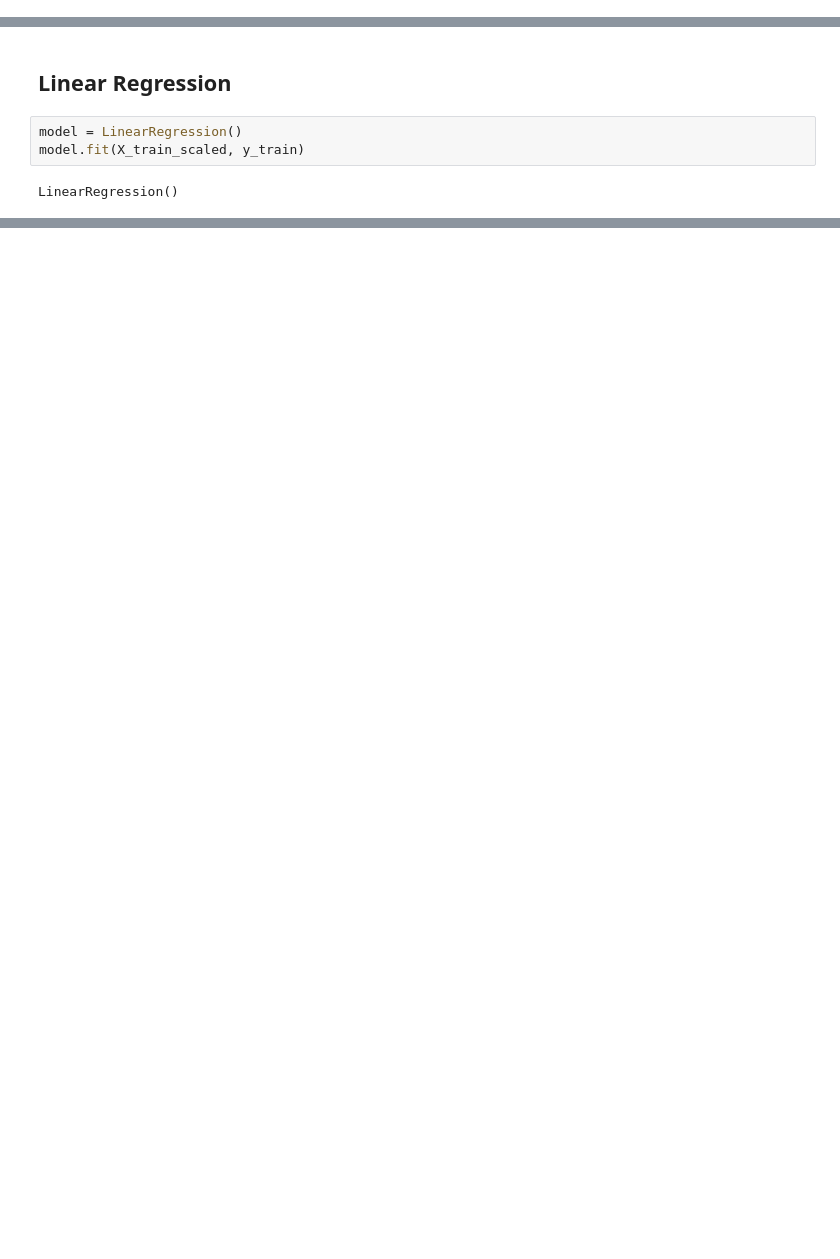
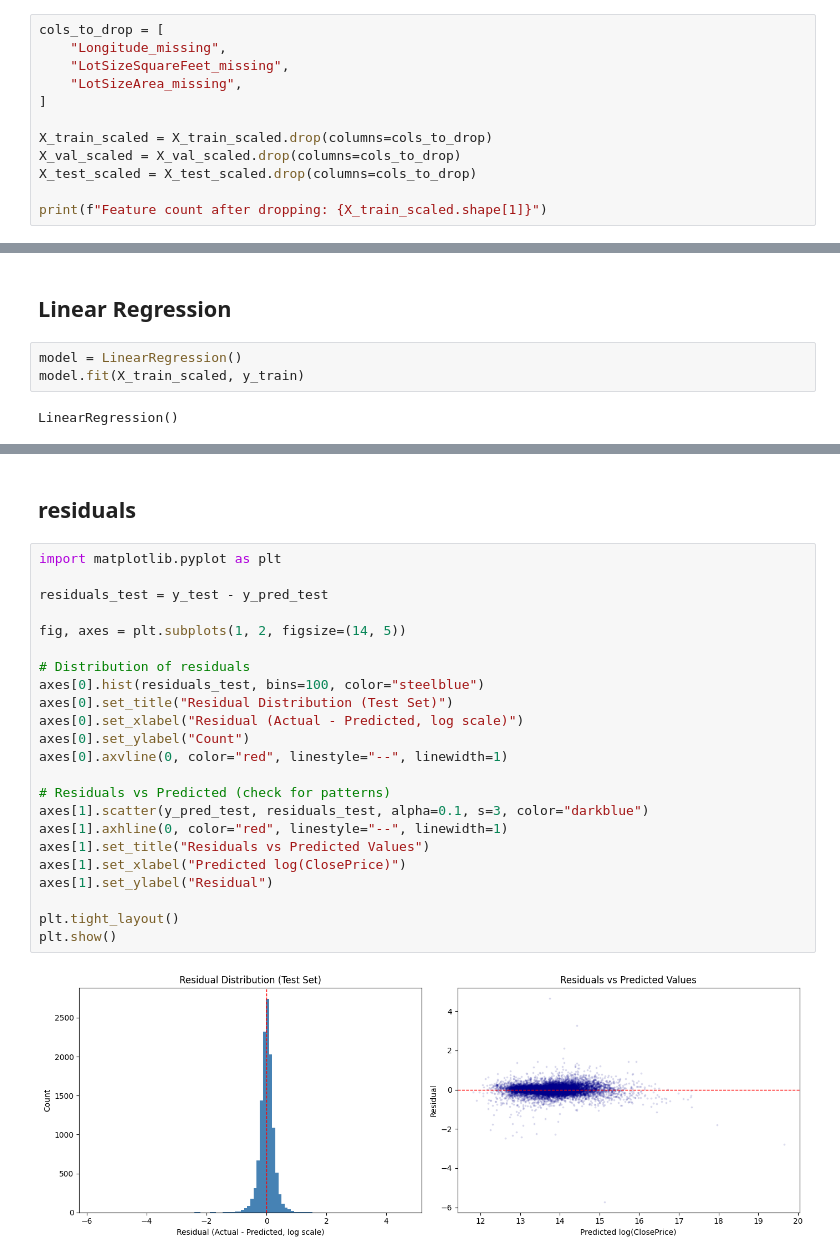
Before and after one commit to rsm-coc015/idx-exchange, a Jupyter notebook: 03_baseline_model.ipynb, the cells around one changed output, grey strips where cells are left out. Saved outputs shown, nothing was run; the diff lists cells and outputs as text; blank space fills up the shorter version.

```diff
--- a/03_baseline_model.ipynb
+++ b/03_baseline_model.ipynb
@@ -115,0 +184,12 @@ std        1.000004e+00  1.000004e+00  1.000004e+00
+# %%
+cols_to_drop = [
+    "Longitude_missing",
+    "LotSizeSquareFeet_missing",
+    "LotSizeArea_missing",
+]
+
+X_train_scaled = X_train_scaled.drop(columns=cols_to_drop)
+X_val_scaled = X_val_scaled.drop(columns=cols_to_drop)
+X_test_scaled = X_test_scaled.drop(columns=cols_to_drop)
+
+print(f"Feature count after dropping: {X_train_scaled.shape[1]}")
@@ -231,0 +386,27 @@ baseline_results.to_csv("baseline_results.csv", index=False)
+# %% [markdown]
+## residuals
+# %%
+import matplotlib.pyplot as plt
+
+residuals_test = y_test - y_pred_test
+
+fig, axes = plt.subplots(1, 2, figsize=(14, 5))
+
+# Distribution of residuals
+axes[0].hist(residuals_test, bins=100, color="steelblue")
+axes[0].set_title("Residual Distribution (Test Set)")
+axes[0].set_xlabel("Residual (Actual - Predicted, log scale)")
+axes[0].set_ylabel("Count")
+axes[0].axvline(0, color="red", linestyle="--", linewidth=1)
+
+# Residuals vs Predicted (check for patterns)
+axes[1].scatter(y_pred_test, residuals_test, alpha=0.1, s=3, color="darkblue")
+axes[1].axhline(0, color="red", linestyle="--", linewidth=1)
+axes[1].set_title("Residuals vs Predicted Values")
+axes[1].set_xlabel("Predicted log(ClosePrice)")
+axes[1].set_ylabel("Residual")
+
+plt.tight_layout()
+plt.show()
+# %% [output]
+[figure, added]
```
Also changed, not shown: parts of 31 cells of this notebook, 11 other files.
